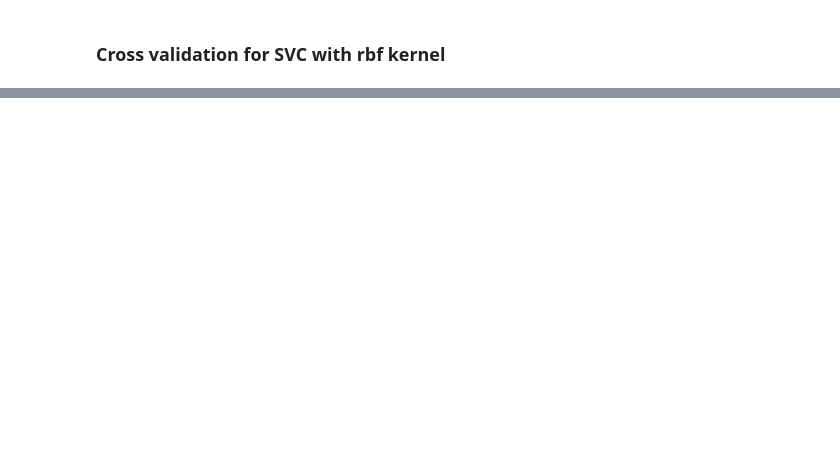
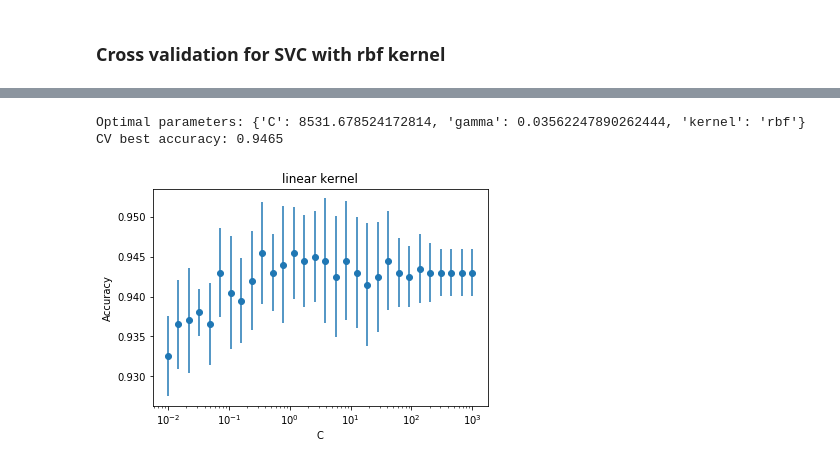
Before and after one commit to AndreaAmico/kaggle, a Jupyter notebook: mobile/mobile.ipynb, the cells around one changed output, grey strips where cells are left out. Drawn from its saved outputs; the diff is of its cells as text; code cells hidden in the pictures; blank space fills up the shorter version.

```diff
--- a/mobile/mobile.ipynb
+++ b/mobile/mobile.ipynb
@@ -156,0 +143,11 @@ ax.contourf(coord_grids[0], coord_grids[1], Z, 3, alpha=.2, cmap=cmap)
+# %%
+svc = svm.SVC()
+
+param_grid = [
+  {'C': np.logspace(-2, 3, 30), 'kernel': ['linear']},
+  {'C': np.logspace(-6, 6, 30), 'gamma': np.logspace(-6, 6, 30), 'kernel': ['rbf']},
+  #{'C': np.logspace(-6, 6, 20), 'gamma': np.logspace(-6, 6, 20), 'degree':[2,3,4] ,'kernel': ['poly']}
+ ]
+
+clf = GridSearchCV(svc, param_grid=param_grid, cv=5, verbose=2, n_jobs=8)
+clf.fit(X,y)
@@ -156,0 +181,19 @@ ax.contourf(coord_grids[0], coord_grids[1], Z, 3, alpha=.2, cmap=cmap)
+# %%
+means = clf.cv_results_['mean_test_score']
+stds = clf.cv_results_['std_test_score']
+params = clf.cv_results_['params']
+
+print(f'Optimal parameters: {clf.best_params_}')
+print(f'CV best accuracy: {clf.best_score_}')
+# %% [output]
+Optimal parameters: {'C': 8531.678524172814, 'gamma': 0.03562247890262444, 'kernel': 'rbf'}
+CV best accuracy: 0.9465
+# %%
+xye = np.array([[p['C'], m, s] for m,s,p in zip(means, stds, params) if p['kernel']=='linear']).T
+
+fig, ax = plt.subplots(1, figsize=(6,4))
+ax.errorbar(*xye, fmt='o')
+ax.set_xscale('log')
+ax.set(xlabel='C', ylabel='Accuracy', title='linear kernel');
+# %% [output]
+[figure, added]
```
Also changed, not shown: parts of 13 cells of this notebook.
